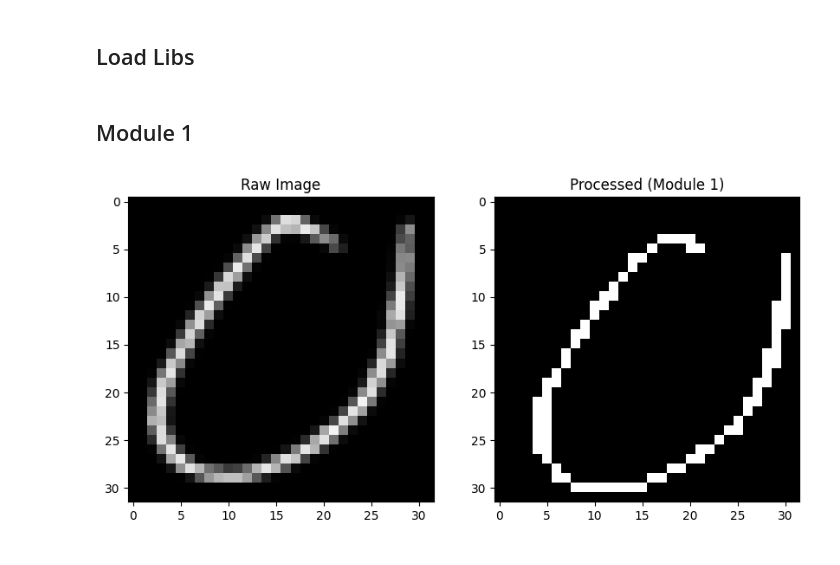
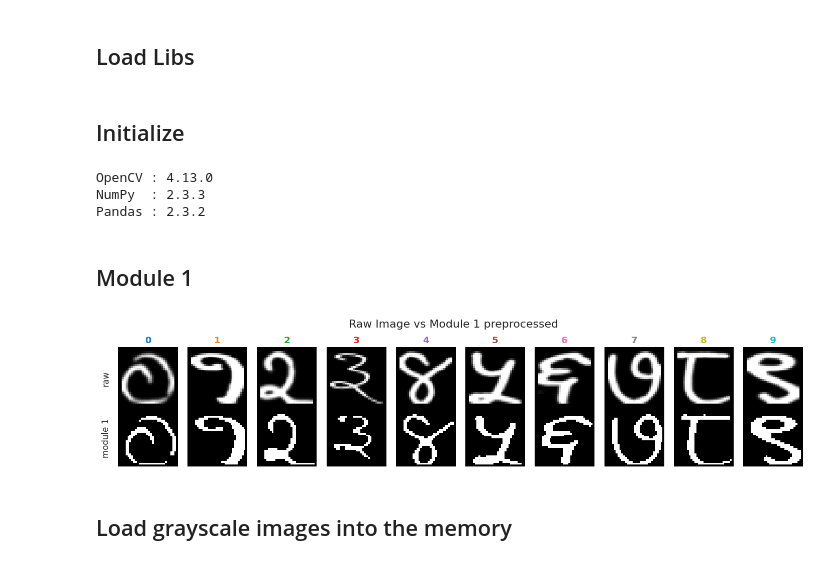
Before and after one commit to ttrtahir/IIVP-project, a Jupyter notebook: eda.ipynb, the cells around one changed output. Saved outputs shown, nothing was run; the diff lists cells and outputs as text; code cells hidden in the pictures.

Commit message:
Further EDA dataset and review module 1 preprocessing

```diff
--- a/eda.ipynb
+++ b/eda.ipynb
@@ -15,3 +27,49 @@ import module1_preprocessing as m1
+# %% [markdown]
+## Initialize
+# %%
+SEED = 42
+random.seed(SEED); np.random.seed(SEED)
+rng = np.random.default_rng(SEED)
+
+sns.set_theme(context="notebook", style="whitegrid", palette="viridis")
+mpl.rcParams.update({
+    "figure.dpi": 110,
+    "savefig.dpi": 140,
+    "axes.titleweight": "bold",
+    "axes.titlesize": 12,
+    "axes.labelsize": 10,
+    "font.family": "DejaVu Sans",
+})
+
+DATA_DIR  = "data"
+TRAIN_DIR = os.path.join(DATA_DIR, "train", "train")
+TEST_DIR  = os.path.join(DATA_DIR, "test", "test")
+TRAIN_CSV = os.path.join(DATA_DIR, "train.csv")
+TEST_CSV  = os.path.join(DATA_DIR, "test.csv")
+NUM_CLASSES = 10
+CLASS_PALETTE = sns.color_palette("tab10", n_colors=NUM_CLASSES)
+
+train_csv = pd.read_csv(TRAIN_CSV)
+test_csv  = pd.read_csv(TEST_CSV)
+
+train_disk = {}  # id -> (label, path)
+for cls in range(NUM_CLASSES):
+    for p in glob.glob(os.path.join(TRAIN_DIR, str(cls), "*.png")):
+        fid = int(os.path.splitext(os.path.basename(p))[0])
+        train_disk[fid] = (cls, p)
+
+test_disk = {}
+for p in glob.glob(os.path.join(TEST_DIR, "*.png")):
+    fid = int(os.path.splitext(os.path.basename(p))[0])
+    test_disk[fid] = p
+
+print("OpenCV :", cv2.__version__)
+print("NumPy  :", np.__version__)
+print("Pandas :", pd.__version__)
+# %% [output]
+OpenCV : 4.13.0
+NumPy  : 2.3.3
+Pandas : 2.3.2
 # %% [markdown]
 ## Module 1
 # %%
@@ -22,12 +78,21 @@ processed_img = m1.preprocess_image(raw_img)
 # %%
-plt.figure(figsize=(10, 5))
-plt.subplot(1, 2, 1)
-plt.title("Raw Image")
-plt.imshow(cv2.cvtColor(raw_img, cv2.COLOR_BGR2RGB))
-
-plt.subplot(1, 2, 2)
-plt.title("Processed (Module 1)")
-plt.imshow(processed_img, cmap='gray')
-plt.show()
+fig, axes = plt.subplots(2, NUM_CLASSES, figsize=(NUM_CLASSES * 1.3, 3.0))
+for cls in range(NUM_CLASSES):
+    p = next(p for fid,(lbl,p) in train_disk.items() if lbl == cls)
+    raw = cv2.imread(p)
+    proc = m1.preprocess_image(raw)
+    axes[0, cls].imshow(cv2.cvtColor(raw, cv2.COLOR_BGR2RGB))
+    axes[0, cls].set_title(str(cls), color=CLASS_PALETTE[cls], fontweight="bold")
+    axes[0, cls].axis("off")
+    axes[1, cls].imshow(proc, cmap="gray")
+    axes[1, cls].axis("off")
+axes[0, 0].text(-7, raw.shape[0] / 2, "raw",       rotation=90,
+                va="center", ha="center", fontsize=11)
+axes[1, 0].text(-7,  m1.IMG_SIZE / 2,    "module 1", rotation=90,
+                va="center", ha="center", fontsize=11)
+plt.suptitle("Raw Image vs Module 1 preprocessed", y=0.95)
+plt.tight_layout(); plt.show()
 # %% [output]
-[figure, old version]
+[figure, new version]
+# %% [markdown]
+## Load grayscale images into the memory
```
Also changed, not shown: parts of 19 cells of this notebook.
